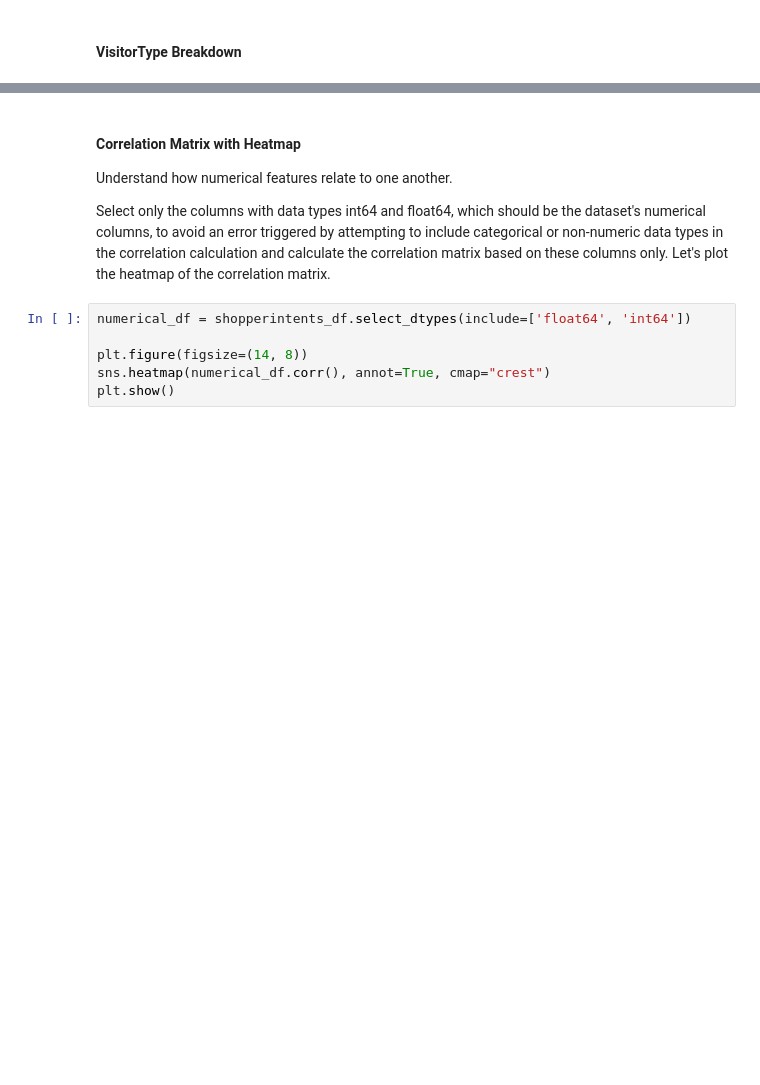
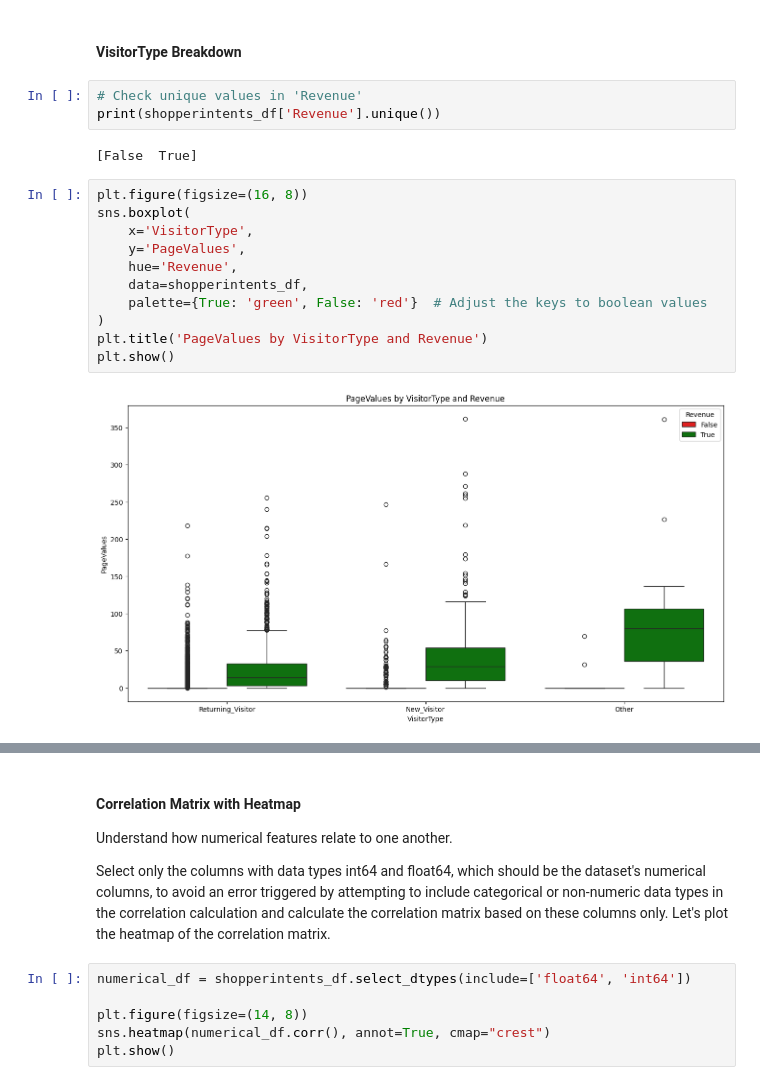
Before and after one commit to rosilenedasilva/online_shoppers_intention, a Jupyter notebook: Integrated_CA1.ipynb, the cells around one changed output, grey strips where cells are left out. Drawn from its saved outputs; the diff is of its cells as text; blank space fills up the shorter version.

```diff
--- a/Integrated_CA1.ipynb
+++ b/Integrated_CA1.ipynb
@@ -288,3 +309,21 @@ for feature in numeric_features:
 # %% [markdown]
 #### VisitorType Breakdown
+# %%
+# Check unique values in 'Revenue'
+print(shopperintents_df['Revenue'].unique())
+# %% [output]
+[False  True]
+# %%
+plt.figure(figsize=(16, 8))
+sns.boxplot(
+    x='VisitorType',
+    y='PageValues',
+    hue='Revenue',
+    data=shopperintents_df,
+    palette={True: 'green', False: 'red'}  # Adjust the keys to boolean values
+)
+plt.title('PageValues by VisitorType and Revenue')
+plt.show()
+# %% [output]
+[figure, added]
 # %%
```
Also changed, not shown: parts of 20 cells of this notebook.
